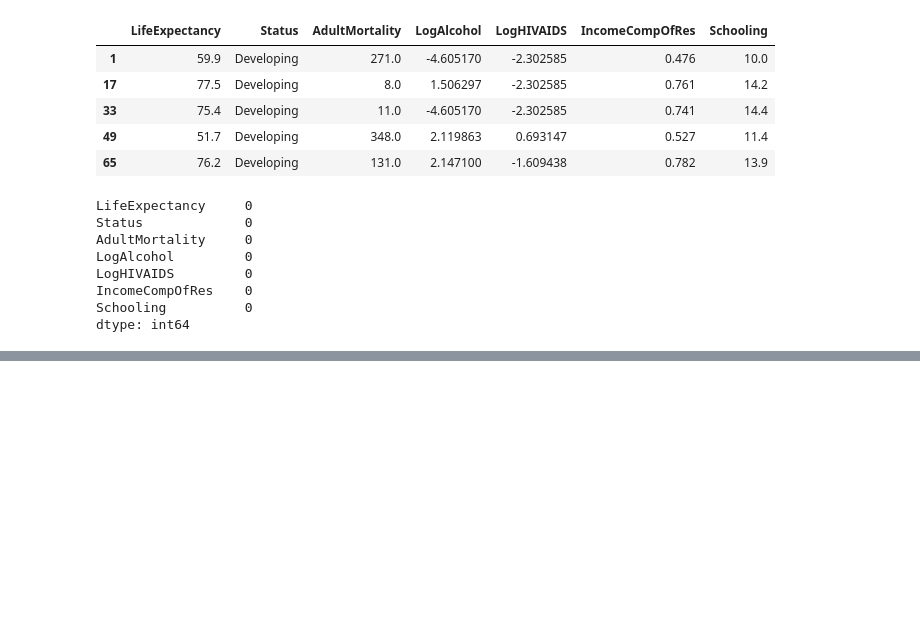
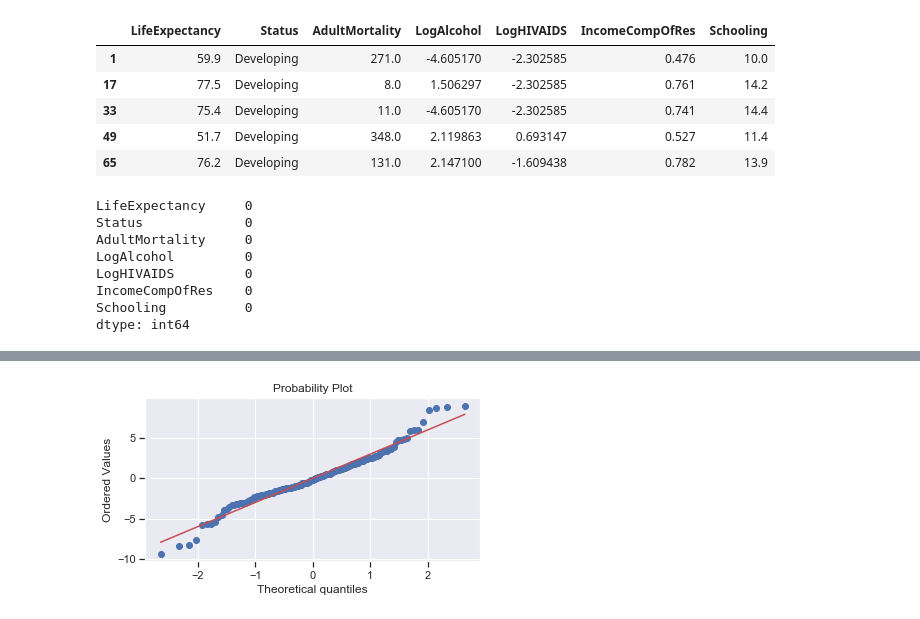
Before and after one commit to Aurian-G/WHO2014-Python-Kaggle, a Jupyter notebook: WHO2014_LE_Data.ipynb, the cells around one changed output, grey strips where cells are left out. Cells and saved outputs as stored; diff of their text form; code cells hidden in the pictures; blank space fills up the shorter version.

```diff
--- a/WHO2014_LE_Data.ipynb
+++ b/WHO2014_LE_Data.ipynb
@@ -308,3 +296,9 @@ Warnings:
 [1] Standard Errors assume that the covariance matrix of the errors is correctly specified.
 [2] The condition number is large, 3.96e+03. This might indicate that there are
 strong multicollinearity or other numerical problems.
+# %%
+#Fit Reduced model without Schooling attribute
+#All terms are significant
+model = smf.ols(formula='LifeExpectancy ~ C(Status) + AdultMortality + LogAlcohol + \
+LogHIVAIDS + IncomeCompOfRes', data=newdf).fit()
+print(model.summary())
@@ -310,0 +323,12 @@ strong multicollinearity or other numerical problems.
+# %%
+#Check Residual Diagnostics
+#QQPLOT of Residuals to assess normality
+import scipy as sp
+
+fig, ax = plt.subplots(figsize=(6,3))
+qq = sp.stats.probplot(model.resid,plot=ax, fit=True)
+qq
+
+sns.set_style({'xtick.bottom': True}, {'ytick.left': True})
+# %% [output]
+[figure, added]
```
Also changed, not shown: parts of 21 cells of this notebook.
